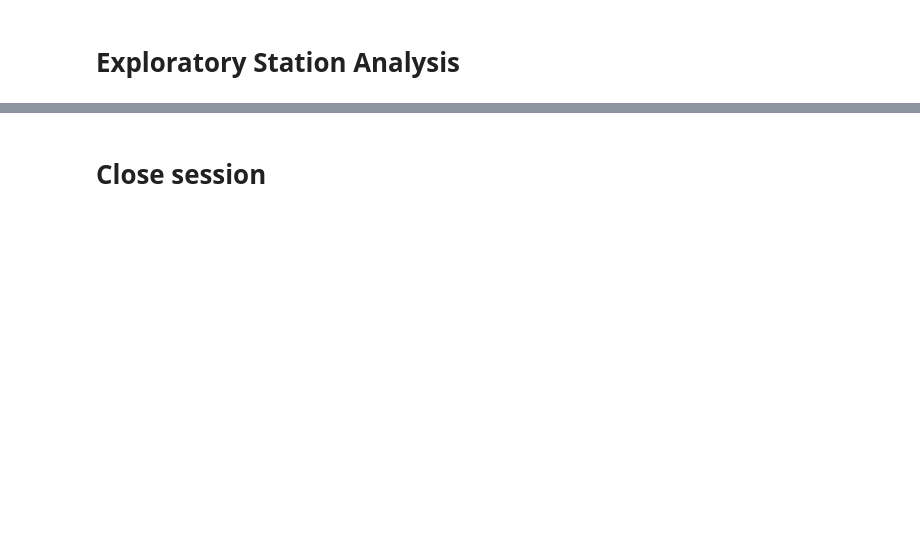
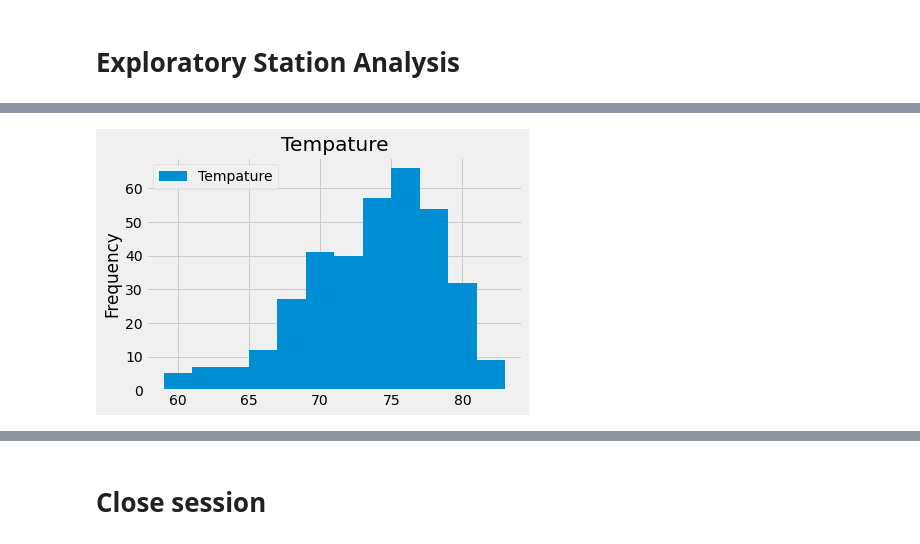
Before and after one commit to bethgietl/sqlalchemy-challenge, a Jupyter notebook: climate_gietl.ipynb, the cells around one changed output, grey strips where cells are left out. Drawn from its saved outputs; the diff is of its cells as text; code cells hidden in the pictures; blank space fills up the shorter version.

```diff
--- a/climate_gietl.ipynb
+++ b/climate_gietl.ipynb
@@ -167,0 +249,4 @@ session.query(Measurement.date).\
+# %%
+#create variable for 1 year ago from 'USC...81's latest date.
+year_ago2 = dt.date(2017, 8 ,18) - dt.timedelta(days=365)
+year_ago2
@@ -168,3 +255,10 @@ session.query(Measurement.date).\
 # %%
 # Using the most active station id
 # Query the last 12 months of temperature observation data for this station and plot the results as a histogram
+
+tobs2_results = session.query(M.date, M.tobs). \
+    filter_by(station='USC00519281'). \
+    filter(M.date >= year_ago2).all()
+
+df2 = pd.DataFrame(tobs2_results, columns = ['Date', 'Tempature'])
+df2
@@ -170,0 +279,7 @@ session.query(Measurement.date).\
+# %%
+df2.hist(column='Tempature', by=None, grid=True, xlabelsize=None, xrot=0, ylabelsize=None, yrot=None, \
+        ax=None, sharex=False, sharey=False, figsize=None, layout=None, bins=12, backend=None, legend=True)
+plt.ylabel('Frequency')
+plt.show()
+# %% [output]
+[figure, added]
```
Also changed, not shown: parts of 27 cells of this notebook, 1 other file.
